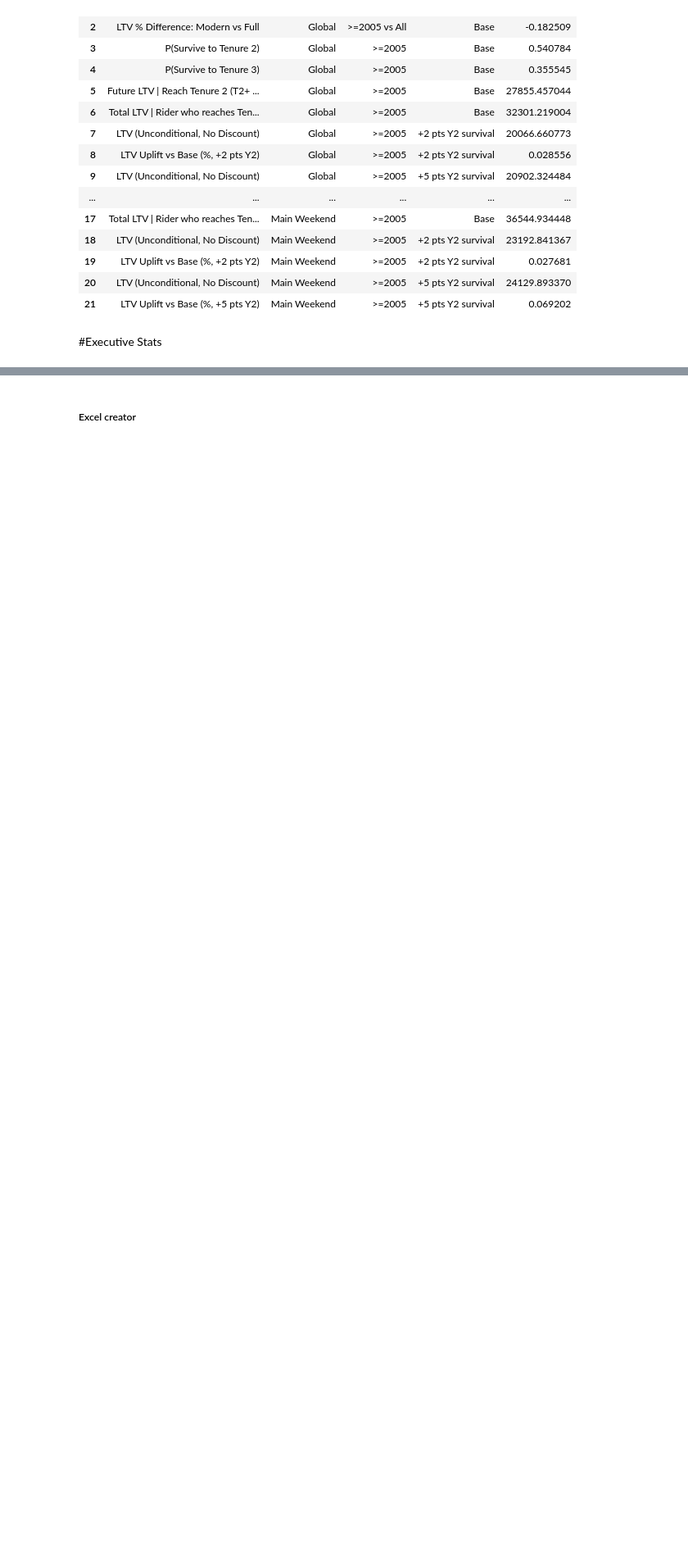
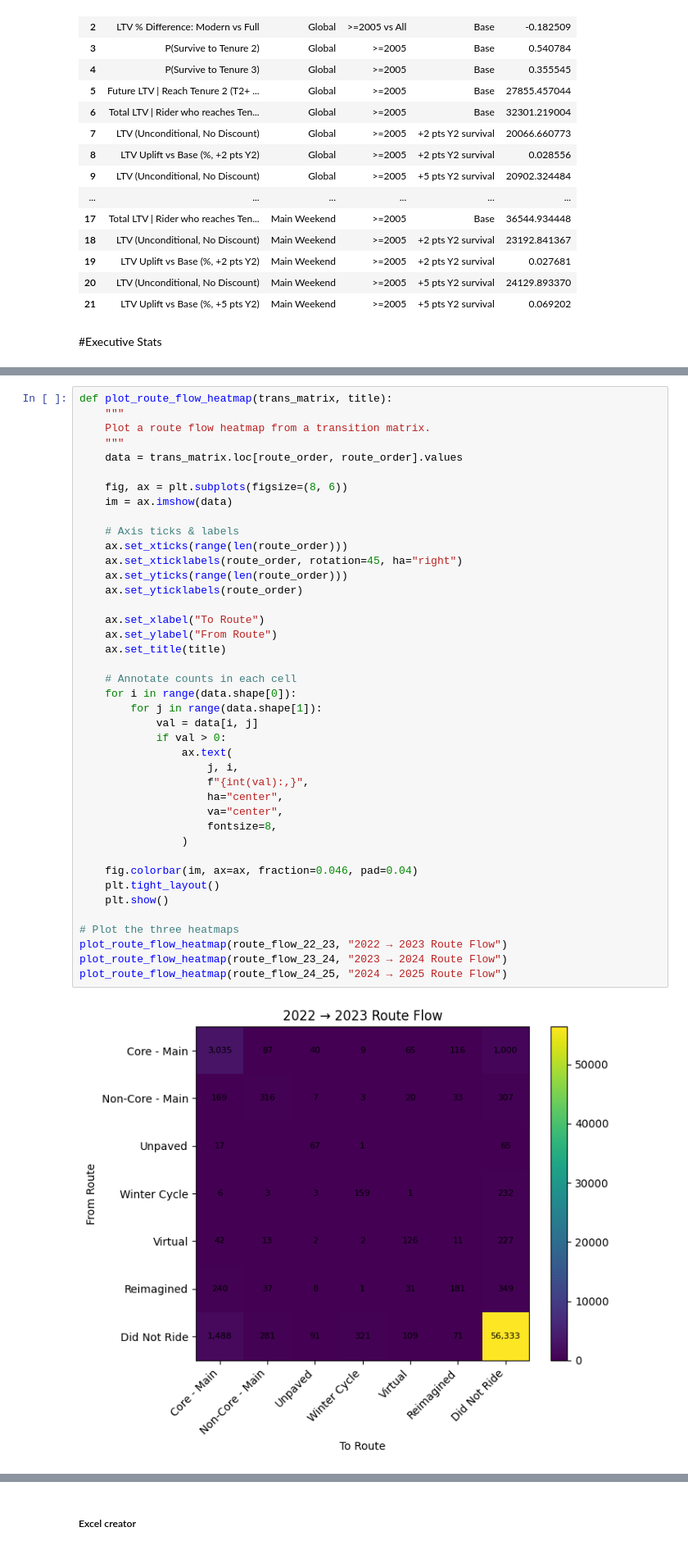
Before and after one commit to cunningcode/PMC_concierge, a Jupyter notebook: PMC_Churn_Workbook_v3.ipynb, the cells around one changed output, grey strips where cells are left out. Shown at 82% size. Cells and saved outputs as stored; diff of their text form; blank space fills up the shorter version.

```diff
--- a/PMC_Churn_Workbook_v3.ipynb
+++ b/PMC_Churn_Workbook_v3.ipynb
@@ -3319,0 +3569,43 @@ NameError: name 'build_age_tenure_tables' is not defined
+# %%
+def plot_route_flow_heatmap(trans_matrix, title):
+    """
+    Plot a route flow heatmap from a transition matrix.
+    """
+    data = trans_matrix.loc[route_order, route_order].values
+
+    fig, ax = plt.subplots(figsize=(8, 6))
+    im = ax.imshow(data)
+
+    # Axis ticks & labels
+    ax.set_xticks(range(len(route_order)))
+    ax.set_xticklabels(route_order, rotation=45, ha="right")
+    ax.set_yticks(range(len(route_order)))
+    ax.set_yticklabels(route_order)
+
+    ax.set_xlabel("To Route")
+    ax.set_ylabel("From Route")
+    ax.set_title(title)
+
+    # Annotate counts in each cell
+    for i in range(data.shape[0]):
+        for j in range(data.shape[1]):
+            val = data[i, j]
+            if val > 0:
+                ax.text(
+                    j, i,
+                    f"{int(val):,}",
+                    ha="center",
+                    va="center",
+                    fontsize=8,
+                )
+
+    fig.colorbar(im, ax=ax, fraction=0.046, pad=0.04)
+    plt.tight_layout()
+    plt.show()
+
+# Plot the three heatmaps
+plot_route_flow_heatmap(route_flow_22_23, "2022 → 2023 Route Flow")
+plot_route_flow_heatmap(route_flow_23_24, "2023 → 2024 Route Flow")
+plot_route_flow_heatmap(route_flow_24_25, "2024 → 2025 Route Flow")
+# %% [output]
+[figure, added]
```
Also changed, not shown: parts of 18 cells of this notebook.
